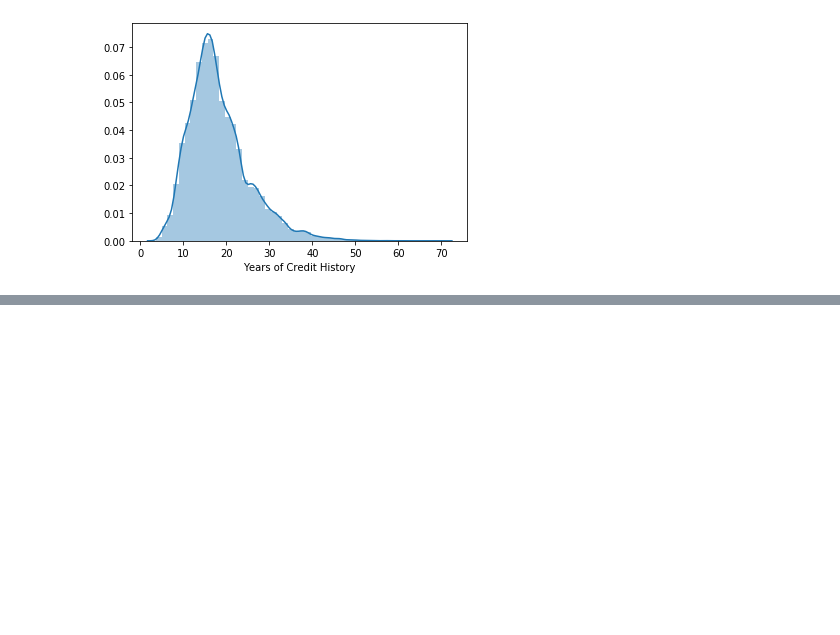
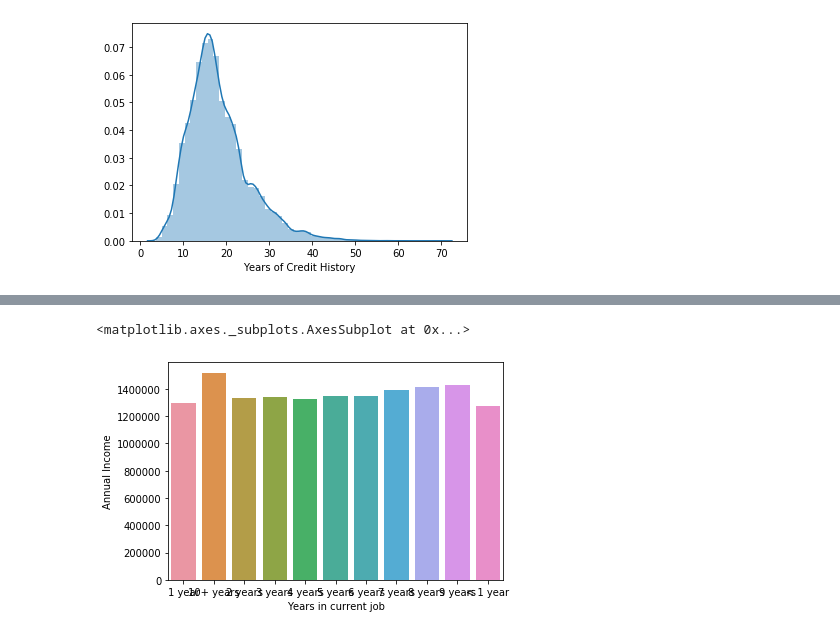
Before and after one commit to binyaz/binyo-lauren-bank-loan-status, a Jupyter notebook: Untitled.ipynb, the cells around one changed output, grey strips where cells are left out. Saved outputs shown, nothing was run; the diff lists cells and outputs as text; code cells hidden in the pictures; blank space fills up the shorter version.

```diff
--- a/Untitled.ipynb
+++ b/Untitled.ipynb
@@ -154,3 +127,5 @@ train['Loan ID'].isna().sum()
 train['Loan Status'] = np.where(train['Loan Status']=='Fully Paid', 0, 1)
 # %%
 train['Months since last delinquent'] = np.where((train['Months since last delinquent'].isna() == True),0,train['Months since last delinquent'])
+# %%
+x = train.groupby(['Years in current job'])['Annual Income'].mean()
@@ -156,0 +148,5 @@ train['Months since last delinquent'] = np.where((train['Months since last delin
+# %%
+sns.barplot(x.index, x)
+# %% [output]
+<matplotlib.axes._subplots.AxesSubplot at 0x...>
+[figure, added]
```
Also changed, not shown: parts of 10 cells of this notebook.
